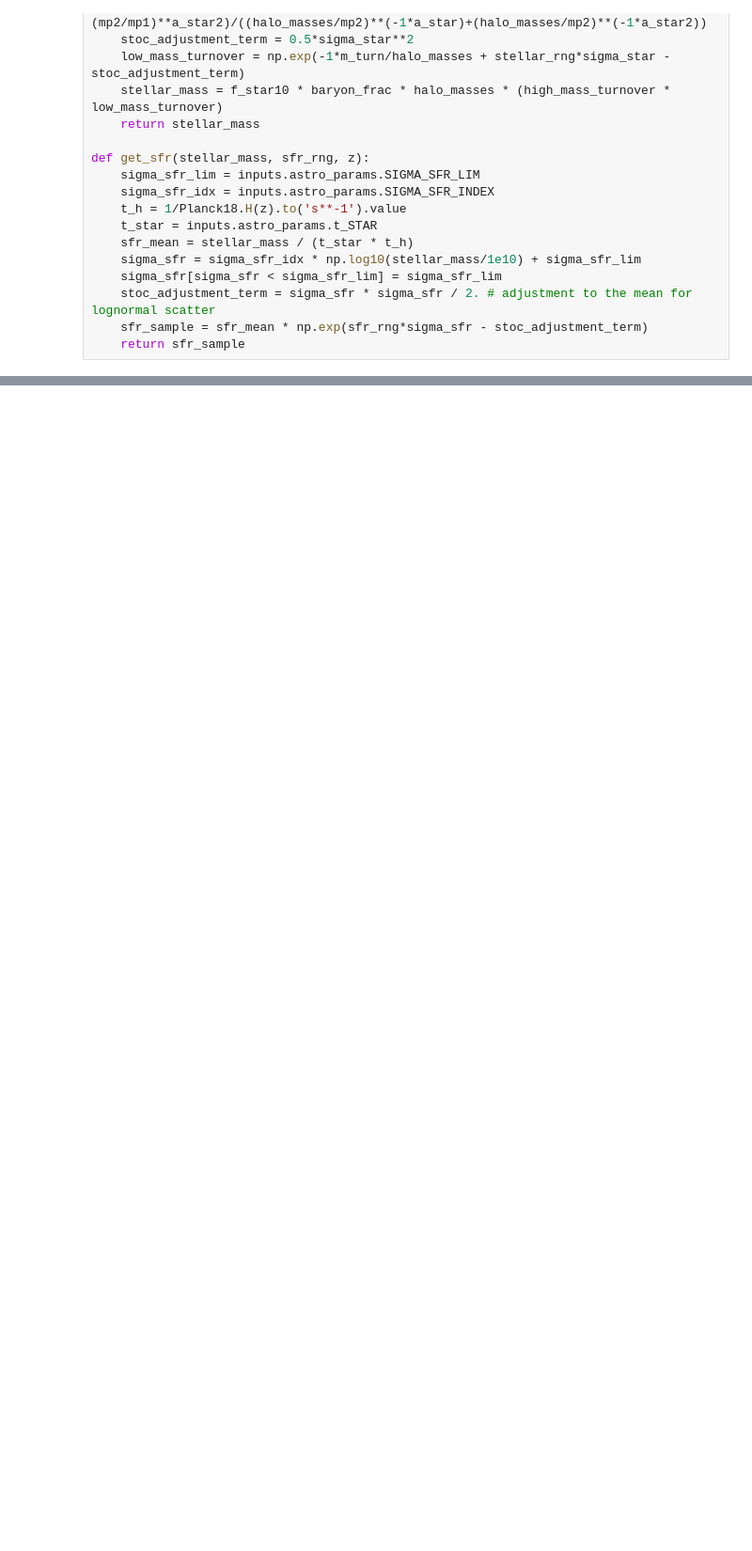
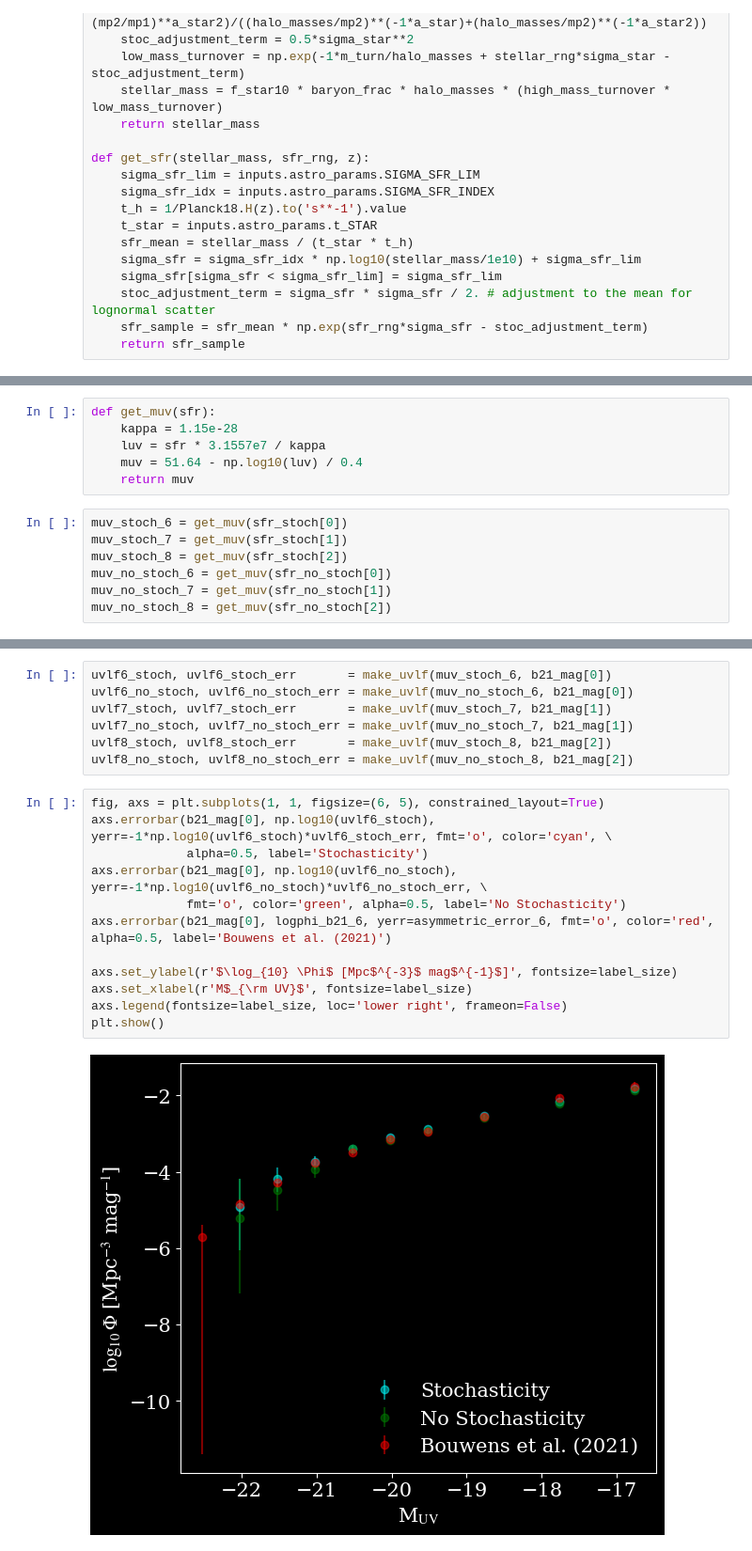
Before and after one commit to 21cmfast/Structure-Formation, a Jupyter notebook: tutorials/05-galaxies.ipynb, the cells around one changed output, grey strips where cells are left out. Shown at 94% size. Saved outputs shown, nothing was run; the diff lists cells and outputs as text; blank space fills up the shorter version.

Commit message:
finished uvlf section

```diff
--- a/tutorials/05-galaxies.ipynb
+++ b/tutorials/05-galaxies.ipynb
@@ -130,0 +211,13 @@ axs[0,0].plot(np.log10(halo_masses_list[0]), np.log10(stellar_masses_no_stoch[0]
+# %%
+def get_muv(sfr):
+    kappa = 1.15e-28
+    luv = sfr * 3.1557e7 / kappa
+    muv = 51.64 - np.log10(luv) / 0.4
+    return muv
+# %%
+muv_stoch_6 = get_muv(sfr_stoch[0])
+muv_stoch_7 = get_muv(sfr_stoch[1])
+muv_stoch_8 = get_muv(sfr_stoch[2])
+muv_no_stoch_6 = get_muv(sfr_no_stoch[0])
+muv_no_stoch_7 = get_muv(sfr_no_stoch[1])
+muv_no_stoch_8 = get_muv(sfr_no_stoch[2])
@@ -130,0 +252,21 @@ axs[0,0].plot(np.log10(halo_masses_list[0]), np.log10(stellar_masses_no_stoch[0]
+# %%
+uvlf6_stoch, uvlf6_stoch_err       = make_uvlf(muv_stoch_6, b21_mag[0])
+uvlf6_no_stoch, uvlf6_no_stoch_err = make_uvlf(muv_no_stoch_6, b21_mag[0])
+uvlf7_stoch, uvlf7_stoch_err       = make_uvlf(muv_stoch_7, b21_mag[1])
+uvlf7_no_stoch, uvlf7_no_stoch_err = make_uvlf(muv_no_stoch_7, b21_mag[1])
+uvlf8_stoch, uvlf8_stoch_err       = make_uvlf(muv_stoch_8, b21_mag[2])
+uvlf8_no_stoch, uvlf8_no_stoch_err = make_uvlf(muv_no_stoch_8, b21_mag[2])
+# %%
+fig, axs = plt.subplots(1, 1, figsize=(6, 5), constrained_layout=True)
+axs.errorbar(b21_mag[0], np.log10(uvlf6_stoch), yerr=-1*np.log10(uvlf6_stoch)*uvlf6_stoch_err, fmt='o', color='cyan', \
+             alpha=0.5, label='Stochasticity')
+axs.errorbar(b21_mag[0], np.log10(uvlf6_no_stoch), yerr=-1*np.log10(uvlf6_no_stoch)*uvlf6_no_stoch_err, \
+             fmt='o', color='green', alpha=0.5, label='No Stochasticity')
+axs.errorbar(b21_mag[0], logphi_b21_6, yerr=asymmetric_error_6, fmt='o', color='red', alpha=0.5, label='Bouwens et al. (2021)')
+
+axs.set_ylabel(r'$\log_{10} \Phi$ [Mpc$^{-3}$ mag$^{-1}$]', fontsize=label_size)
+axs.set_xlabel(r'M$_{\rm UV}$', fontsize=label_size)
+axs.legend(fontsize=label_size, loc='lower right', frameon=False)
+plt.show()
+# %% [output]
+[figure, added]
```
Also changed, not shown: parts of 9 cells of this notebook.
